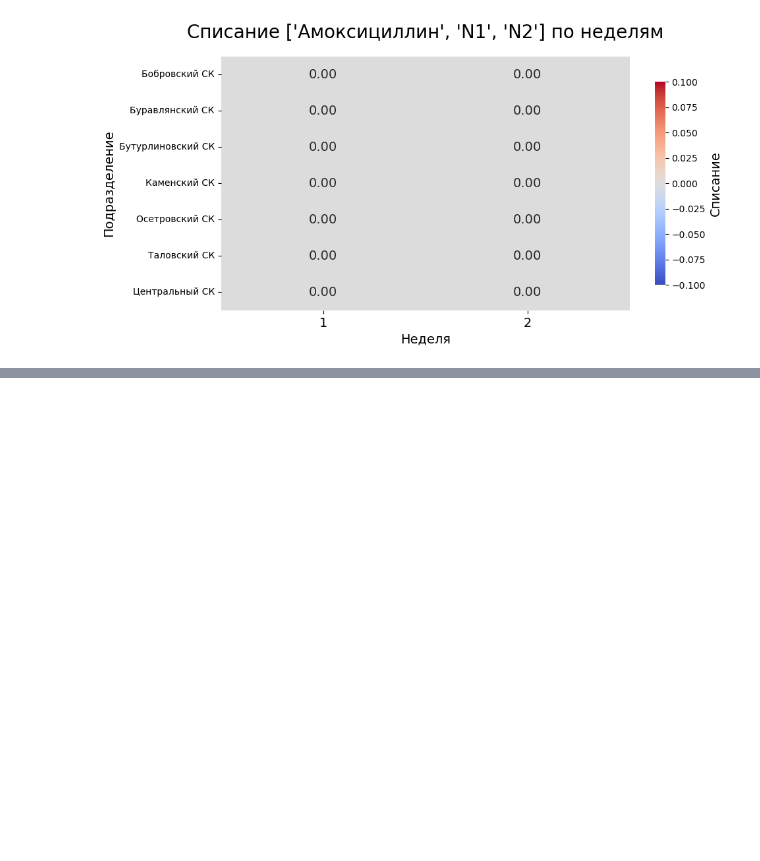
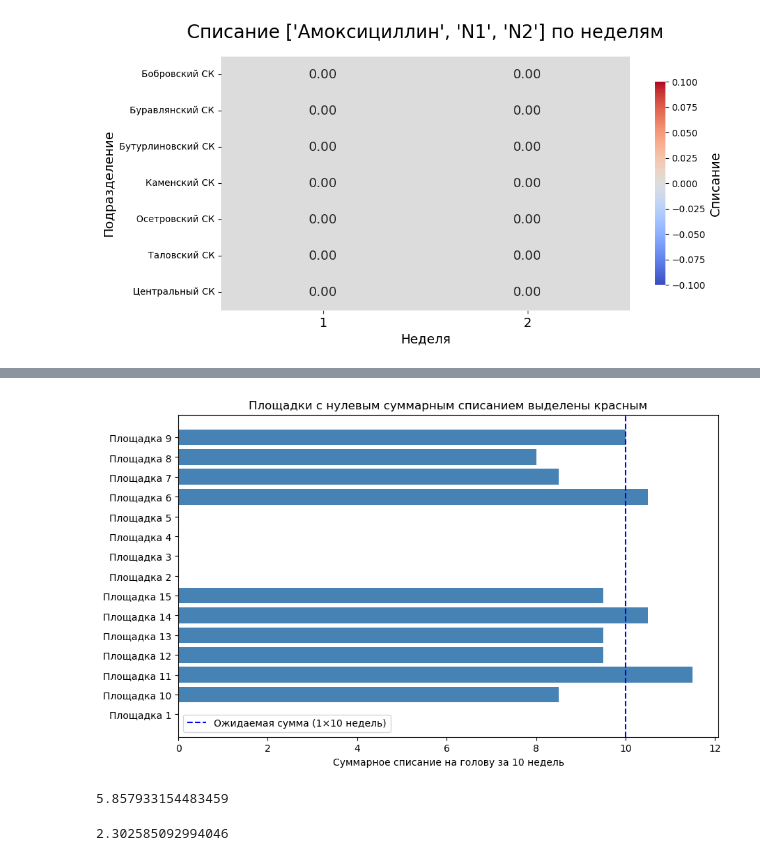
Before and after one commit to ryaguzov2020-a11y/Learning, a Jupyter notebook: Черновики/ВетПроект.ipynb, the cells around one changed output, grey strips where cells are left out. Saved outputs shown, nothing was run; the diff lists cells and outputs as text; code cells hidden in the pictures; blank space fills up the shorter version.

```diff
--- a/Черновики/ВетПроект.ipynb
+++ b/Черновики/ВетПроект.ipynb
@@ -95,0 +194,21 @@ plt.xticks(fontsize=14)
+# %%
+summary = df.groupby('site')['actual_per_animal'].sum().reset_index()
+
+plt.figure(figsize=(10, 6))
+colors = ['red' if x == 0 else 'steelblue' for x in summary['actual_per_animal']]
+plt.barh(summary['site'], summary['actual_per_animal'], color=colors)
+plt.axvline(x=10, color='blue', linestyle='--', label='Ожидаемая сумма (1×10 недель)')
+plt.xlabel('Суммарное списание на голову за 10 недель')
+plt.title('Площадки с нулевым суммарным списанием выделены красным')
+plt.legend()
+plt.show()
+# %% [output]
+[figure, added]
+# %%
+np.log(350)
+# %% [output]
+5.857933154483459
+# %%
+np.log(10)
+# %% [output]
+2.302585092994046
```
Also changed, not shown: parts of 3 cells of this notebook.
